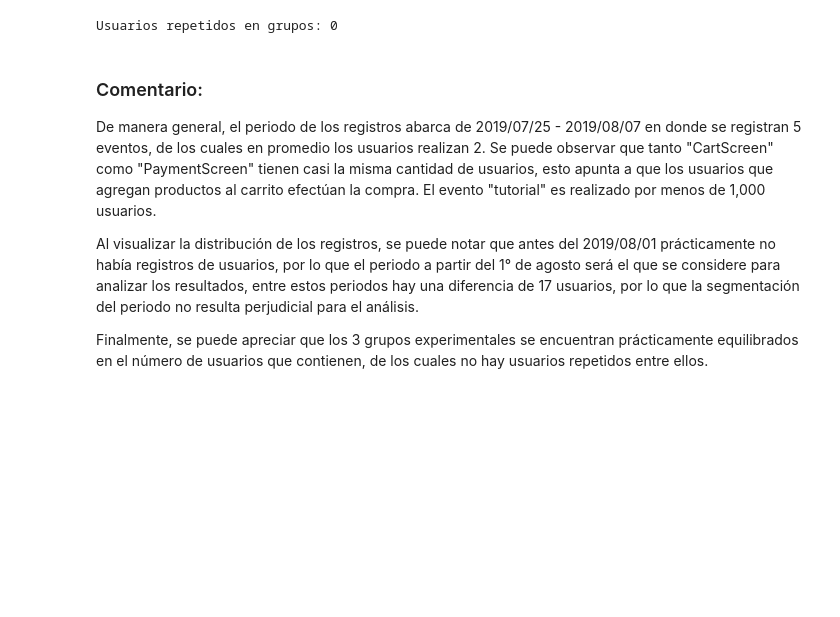
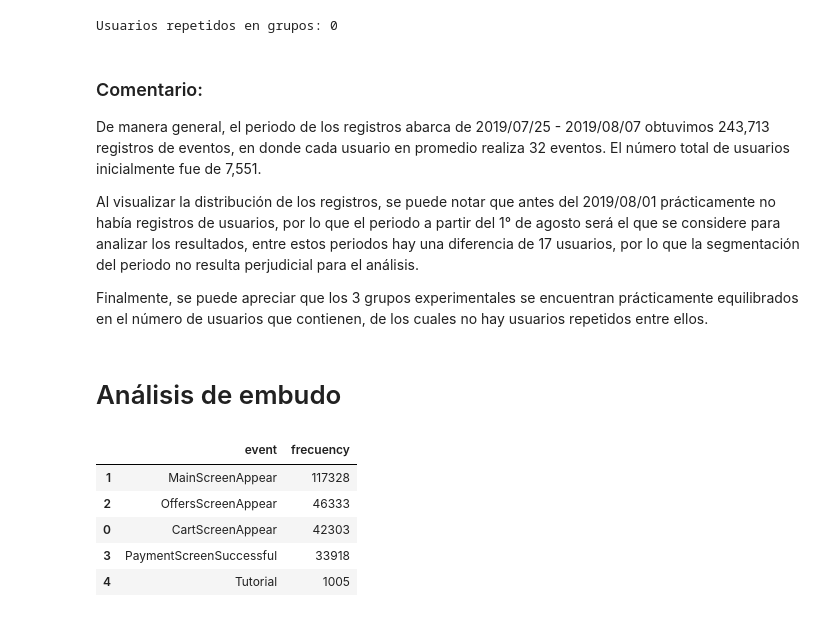
Before and after one commit to XivxnX/analisis_food-store, a Jupyter notebook: analisis_food-store.ipynb, the cells around one changed output. Cells and saved outputs as stored; diff of their text form; code cells hidden in the pictures; blank space fills up the shorter version.

Commit message:
Update: análisis de embudo

```diff
--- a/analisis_food-store.ipynb
+++ b/analisis_food-store.ipynb
@@ -205,8 +193,27 @@ print('Usuarios repetidos en grupos:', len(common_users))
 Usuarios repetidos en grupos: 0
 # %% [markdown]
 ### Comentario:
-De manera general, el periodo de los registros abarca de 2019/07/25 - 2019/08/07 en donde se registran 5 eventos, de los cuales en promedio los usuarios realizan 2. Se puede observar que tanto "CartScreen" como "PaymentScreen" tienen casi la misma cantidad de usuarios, esto apunta a que los usuarios que agregan productos al carrito efectúan la compra. El evento "tutorial" es realizado por menos de 1,000 usuarios.
+De manera general, el periodo de los registros abarca de 2019/07/25 - 2019/08/07 obtuvimos 243,713 registros de eventos, en donde cada usuario en promedio realiza 32 eventos. El número total de usuarios inicialmente fue de 7,551.
 
 Al visualizar la distribución de los registros, se puede notar que antes del 2019/08/01 prácticamente no había registros de usuarios, por lo que el periodo a partir del 1° de agosto será el que se considere para analizar los resultados, entre estos periodos hay una diferencia de 17 usuarios, por lo que la segmentación del periodo no resulta perjudicial para el análisis.
 
 Finalmente, se puede apreciar que los 3 grupos experimentales se encuentran prácticamente equilibrados en el número de usuarios que contienen, de los cuales no hay usuarios repetidos entre ellos.
+# %% [markdown]
+# Análisis de embudo
+# %%
+# frecuencia de eventos
+event_frecuency = (
+    experiment_period.groupby('event_name', as_index=False)
+    ['uid'].count()
+    .sort_values(by='uid', ascending=False)
+)
+event_frecuency.columns = ['event', 'frecuency']
+
+event_frecuency
+# %% [output]
+|  | event | frecuency |
+| 1 | MainScreenAppear | 117328 |
+| 2 | OffersScreenAppear | 46333 |
+| 0 | CartScreenAppear | 42303 |
+| 3 | PaymentScreenSuccessful | 33918 |
+| 4 | Tutorial | 1005 |
```
Also changed, not shown: parts of 8 cells of this notebook.
